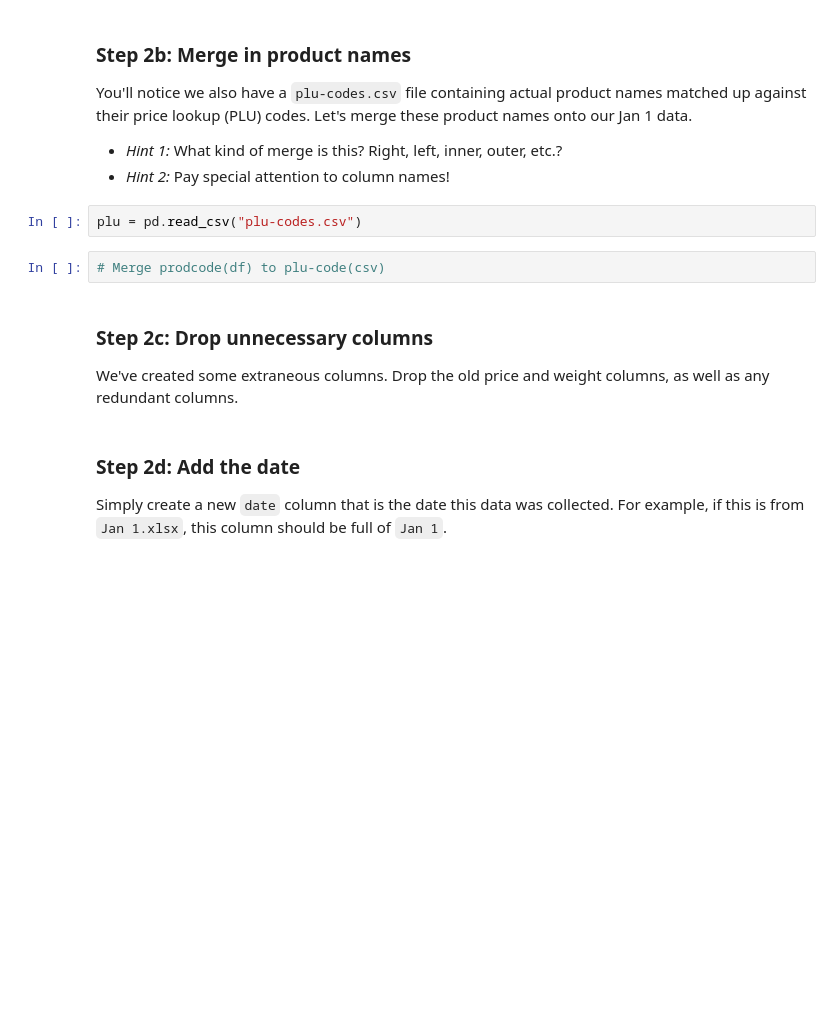
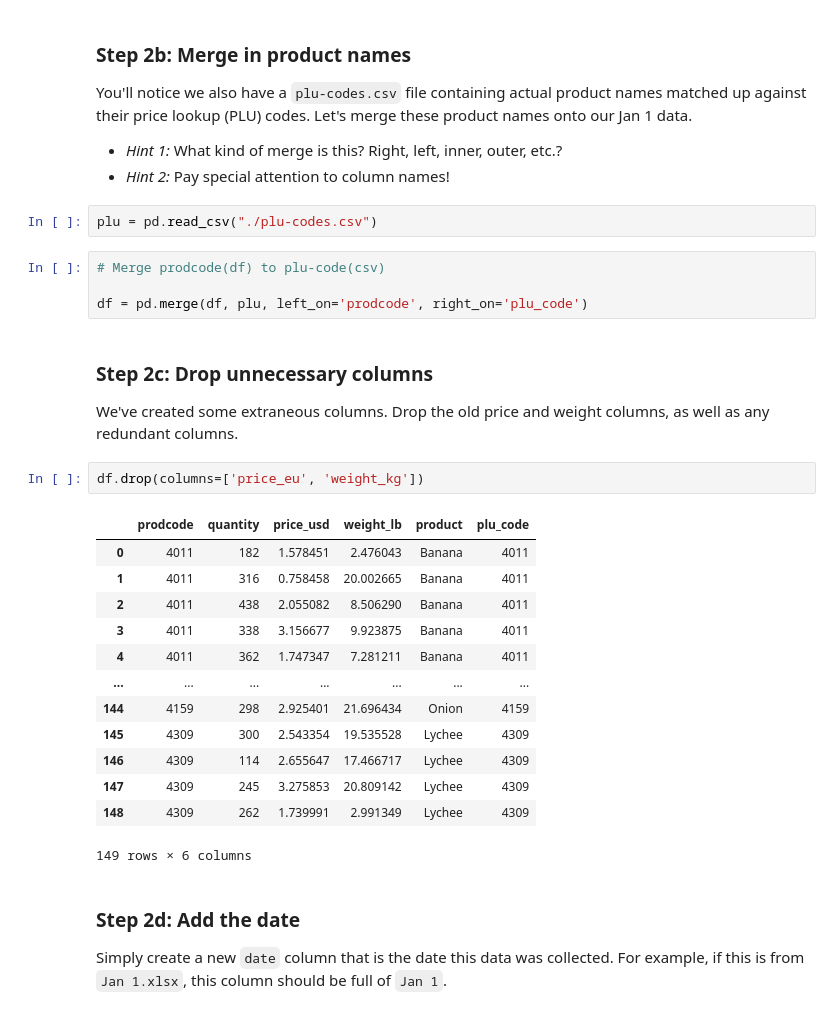
Before and after one commit to ersingt/GA, a Jupyter notebook: labs/2.02-lab-excel-madness-master/starter-code.ipynb, the cells around one changed output. Saved outputs shown, nothing was run; the diff lists cells and outputs as text; blank space fills up the shorter version.

```diff
--- a/labs/2.02-lab-excel-madness-master/starter-code.ipynb
+++ b/labs/2.02-lab-excel-madness-master/starter-code.ipynb
@@ -57,12 +59,30 @@ You'll notice we also have a `plu-codes.csv` file containing actual product name
 * _Hint 1:_ What kind of merge is this? Right, left, inner, outer, etc.?
 * _Hint 2:_ Pay special attention to column names!
 # %%
-plu = pd.read_csv("plu-codes.csv")
+plu = pd.read_csv("./plu-codes.csv")
 # %%
 # Merge prodcode(df) to plu-code(csv)
+
+df = pd.merge(df, plu, left_on='prodcode', right_on='plu_code')
 # %% [markdown]
 ### Step 2c: Drop unnecessary columns
 We've created some extraneous columns. Drop the old price and weight columns, as well as any redundant columns.
+# %%
+df.drop(columns=['price_eu', 'weight_kg'])
+# %% [output]
+|  | prodcode | quantity | price_usd | weight_lb | product | plu_code |
+| 0 | 4011 | 182 | 1.578451 | 2.476043 | Banana | 4011 |
+| 1 | 4011 | 316 | 0.758458 | 20.002665 | Banana | 4011 |
+| 2 | 4011 | 438 | 2.055082 | 8.506290 | Banana | 4011 |
+| 3 | 4011 | 338 | 3.156677 | 9.923875 | Banana | 4011 |
+| 4 | 4011 | 362 | 1.747347 | 7.281211 | Banana | 4011 |
+| ... | ... | ... | ... | ... | ... | ... |
+| 144 | 4159 | 298 | 2.925401 | 21.696434 | Onion | 4159 |
+| 145 | 4309 | 300 | 2.543354 | 19.535528 | Lychee | 4309 |
+| 146 | 4309 | 114 | 2.655647 | 17.466717 | Lychee | 4309 |
+| 147 | 4309 | 245 | 3.275853 | 20.809142 | Lychee | 4309 |
+| 148 | 4309 | 262 | 1.739991 | 2.991349 | Lychee | 4309 |
+149 rows × 6 columns
 # %% [markdown]
 ### Step 2d: Add the date
 Simply create a new `date` column that is the date this data was collected. For example, if this is from `Jan 1.xlsx`, this column should be full of `Jan 1`.
```
Also changed, not shown: parts of 9 cells of this notebook, 1 other file.
